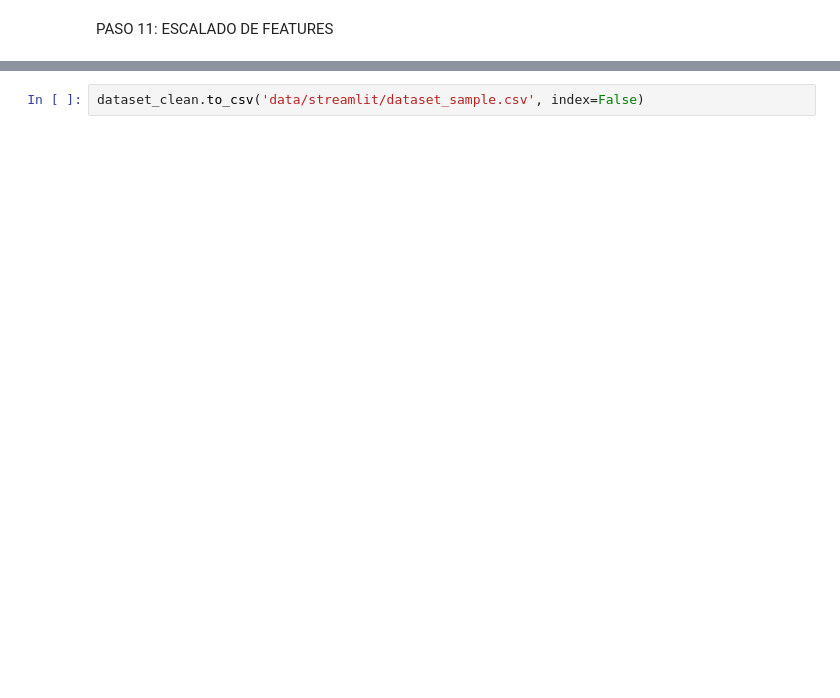
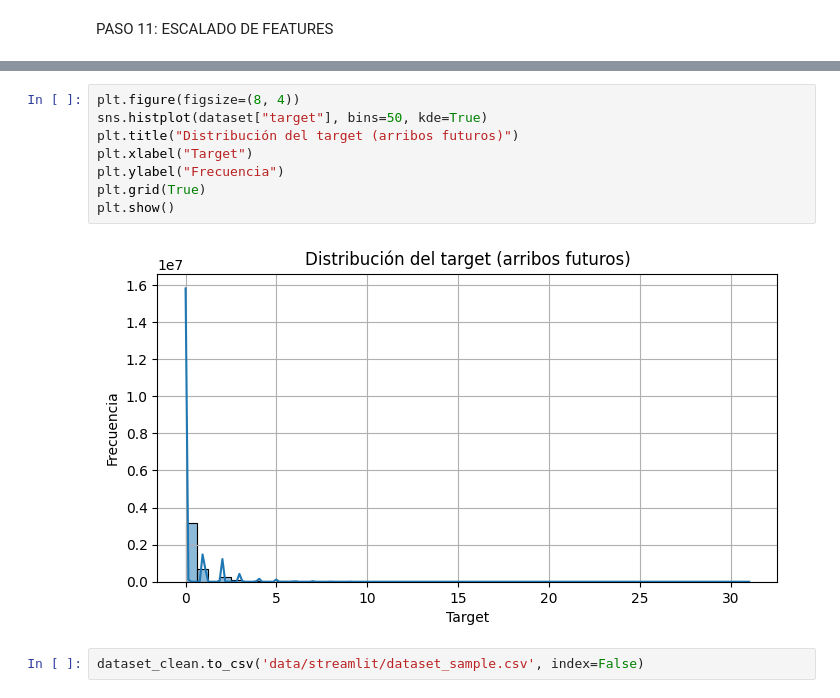
Before and after one commit to mattemusacchio/ML_Bicis, a Jupyter notebook: test.ipynb, the cells around one changed output, grey strips where cells are left out. Saved outputs shown, nothing was run; the diff lists cells and outputs as text; blank space fills up the shorter version.

```diff
--- a/test.ipynb
+++ b/test.ipynb
@@ -490,3 +546,13 @@ print(f"✅ Features escaladas")
+# %%
+plt.figure(figsize=(8, 4))
+sns.histplot(dataset["target"], bins=50, kde=True)
+plt.title("Distribución del target (arribos futuros)")
+plt.xlabel("Target")
+plt.ylabel("Frecuencia")
+plt.grid(True)
+plt.show()
+# %% [output]
+[figure, added]
 # %%
 dataset_clean.to_csv('data/streamlit/dataset_sample.csv', index=False)
 # %%
```
Also changed, not shown: parts of 16 cells of this notebook, 12 other files.
